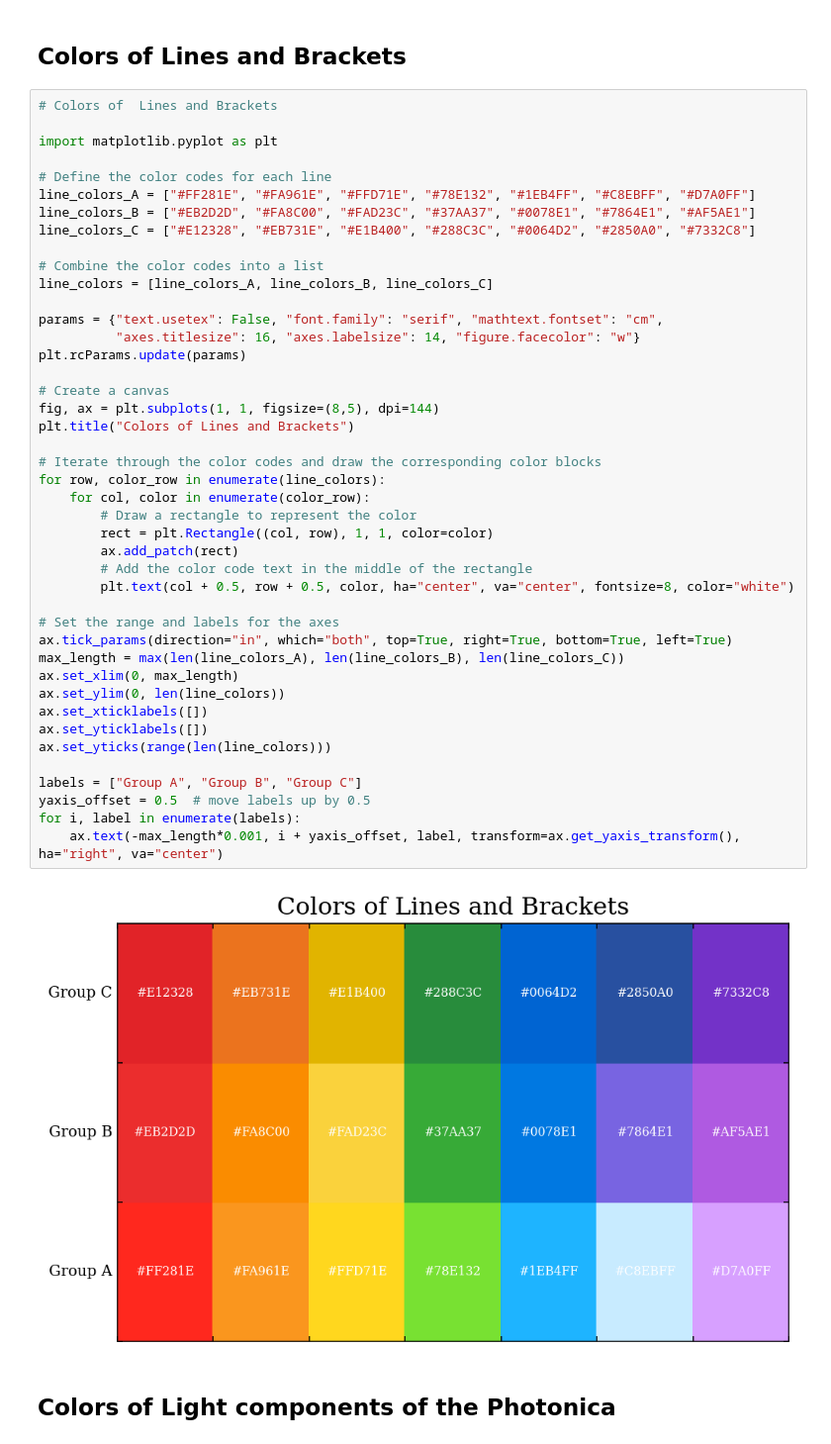
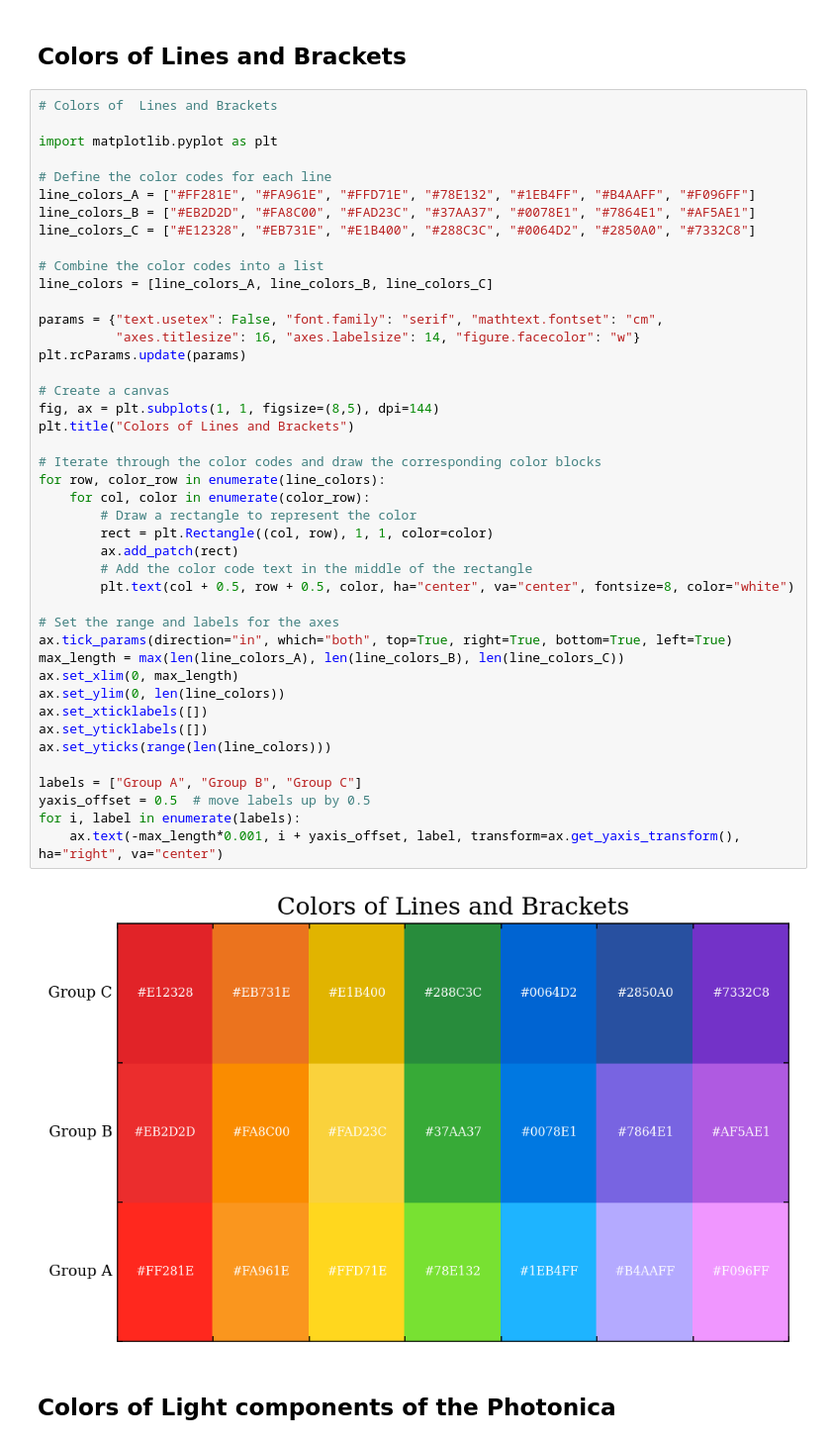
Before and after one commit to Photonico/Computational_Physics_Topics, a Jupyter notebook: Color References/Colors Demonstration.ipynb, the cells around one changed output. Shown at 99% size. Drawn from its saved outputs; the diff is of its cells as text.

```diff
--- a/Color References/Colors Demonstration.ipynb
+++ b/Color References/Colors Demonstration.ipynb
@@ -48,7 +48,7 @@ Black       #282828 #141414 #000000
 import matplotlib.pyplot as plt
 
 # Define the color codes for each line
-line_colors_A = ["#FF281E", "#FA961E", "#FFD71E", "#78E132", "#1EB4FF", "#C8EBFF", "#D7A0FF"]
+line_colors_A = ["#FF281E", "#FA961E", "#FFD71E", "#78E132", "#1EB4FF", "#B4AAFF", "#F096FF"]
 line_colors_B = ["#EB2D2D", "#FA8C00", "#FAD23C", "#37AA37", "#0078E1", "#7864E1", "#AF5AE1"]
 line_colors_C = ["#E12328", "#EB731E", "#E1B400", "#288C3C", "#0064D2", "#2850A0", "#7332C8"]
 
@@ -59,34 +59,34 @@ params = {"text.usetex": False, "font.family": "serif", "mathtext.fontset": "cm"
           "axes.titlesize": 16, "axes.labelsize": 14, "figure.facecolor": "w"}
 plt.rcParams.update(params)
 
 # Create a canvas
 fig, ax = plt.subplots(1, 1, figsize=(8,5), dpi=144)
 plt.title("Colors of Lines and Brackets")
 
 # Iterate through the color codes and draw the corresponding color blocks
 for row, color_row in enumerate(line_colors):
     for col, color in enumerate(color_row):
         # Draw a rectangle to represent the color
         rect = plt.Rectangle((col, row), 1, 1, color=color)
         ax.add_patch(rect)
         # Add the color code text in the middle of the rectangle
         plt.text(col + 0.5, row + 0.5, color, ha="center", va="center", fontsize=8, color="white")
 
 # Set the range and labels for the axes
 ax.tick_params(direction="in", which="both", top=True, right=True, bottom=True, left=True)
 max_length = max(len(line_colors_A), len(line_colors_B), len(line_colors_C))
 ax.set_xlim(0, max_length)
 ax.set_ylim(0, len(line_colors))
 ax.set_xticklabels([])
 ax.set_yticklabels([])
 ax.set_yticks(range(len(line_colors)))
 
 labels = ["Group A", "Group B", "Group C"]
 yaxis_offset = 0.5  # move labels up by 0.5
 for i, label in enumerate(labels):
     ax.text(-max_length*0.001, i + yaxis_offset, label, transform=ax.get_yaxis_transform(), ha="right", va="center")
 # %% [output]
-[figure, old version]
+[figure, new version]
 # %% [markdown]
 ## Colors of Light components of the Photonica
 # %%
```
